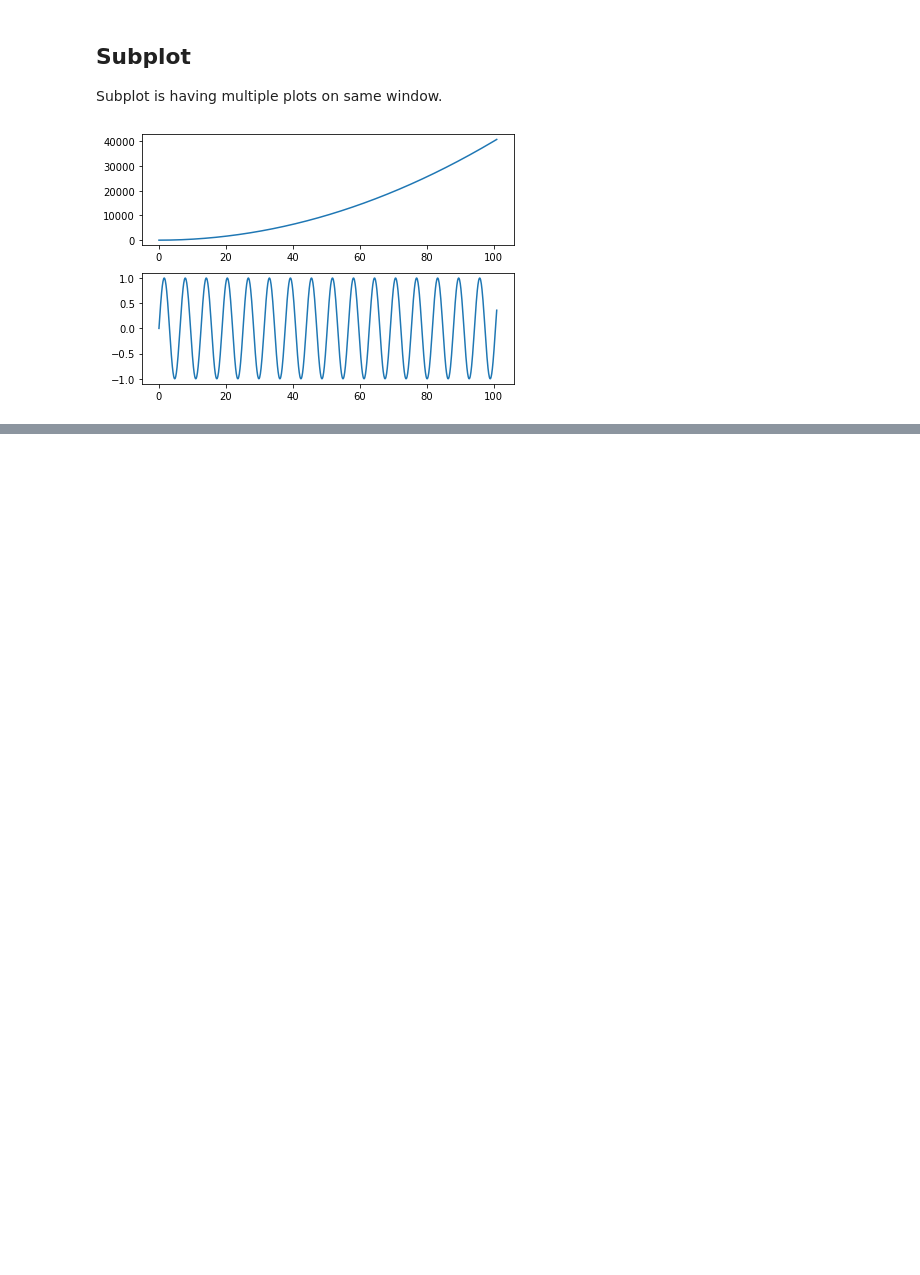
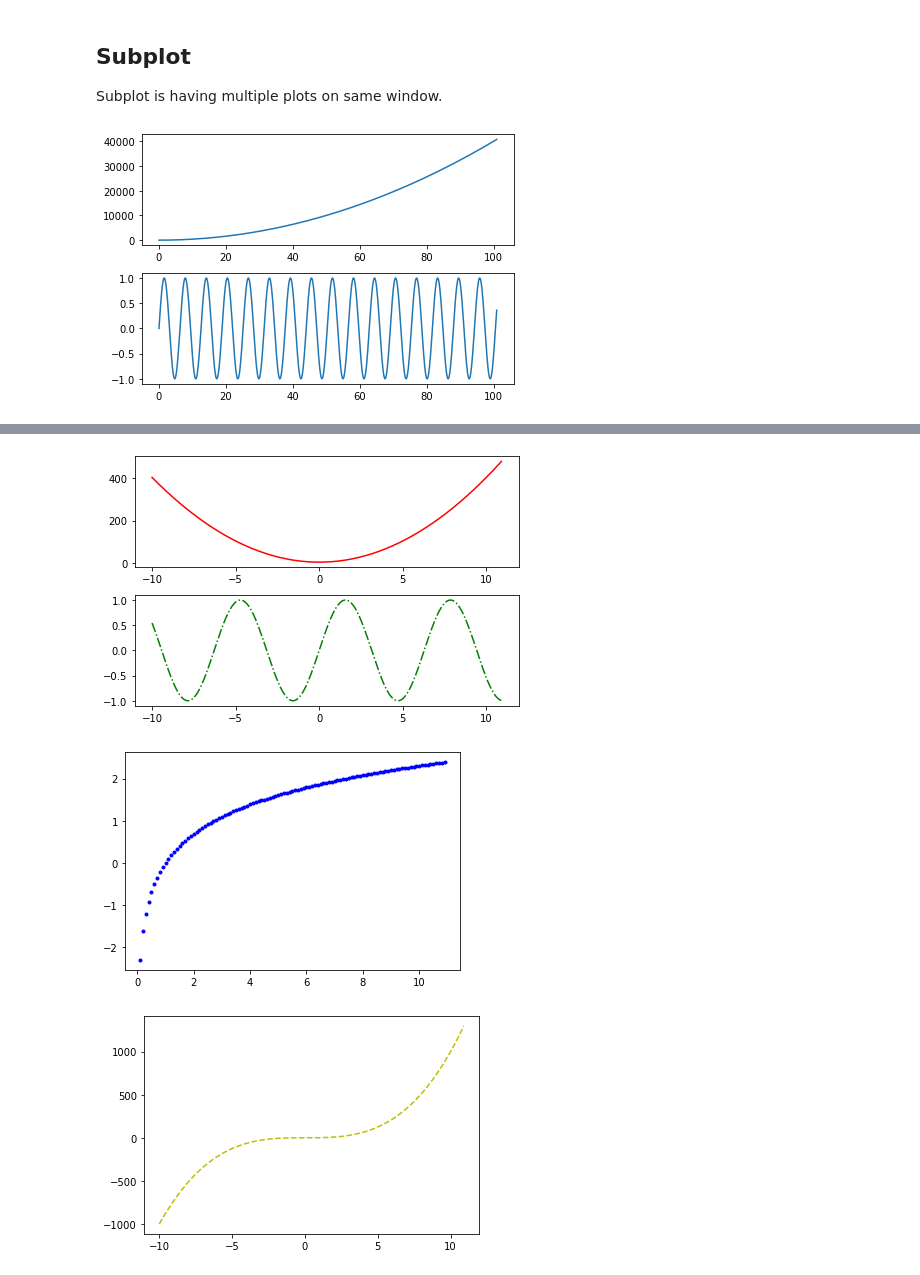
Before and after one commit to shakeelansari63/Training, a Jupyter notebook: NUMPY-PANDAS-MATPLOTLIB/02 - Matplotlib.ipynb, the cells around one changed output, grey strips where cells are left out. Cells and saved outputs as stored; diff of their text form; code cells hidden in the pictures; blank space fills up the shorter version.

```diff
--- a/NUMPY-PANDAS-MATPLOTLIB/02 - Matplotlib.ipynb
+++ b/NUMPY-PANDAS-MATPLOTLIB/02 - Matplotlib.ipynb
@@ -150,0 +151,45 @@ Subplots are multipl plots on same window. But if we need different windows for
+# %%
+import numpy as np
+import matplotlib.pyplot as plt
+
+## X Co-ordinates
+x = np.arange(-10, 11, 0.1)
+
+## Y is f(x)
+y1 = 4*(x**2) + 4
+y2 = np.sin(x)
+y3 = np.log(x)
+y4 = x**3
+
+## Figure 1 i.e. 1st window
+plt.figure(1)
+
+## This Figure / window has 2 subplots
+sp1 = plt.subplot(211) ## There are 2 rows and 1 columns of subplot and this is 1st subplot
+sp2 = plt.subplot(212) ## There are 2 rows and 1 columns of subplot and this is 2nd subplot
+
+## Plot the subplots
+sp1.plot(x, y1, 'r-')
+sp2.plot(x, y2, 'g-.')
+
+## Tight layout for subplots
+plt.tight_layout()
+
+## Figure 2
+plt.figure(2)
+
+## This Figure has only 1 plot
+plt.plot(x, y3, 'b.')
+
+## Figure 3
+plt.figure(3)
+
+## This Figure has only 1 plot
+plt.plot(x, y4, 'y--')
+
+## Show the pyplot
+plt.show()
+# %% [output]
+[figure, added]
+[figure, added]
+[figure, added]
```
Also changed, not shown: parts of 24 cells of this notebook, 1 other file.
